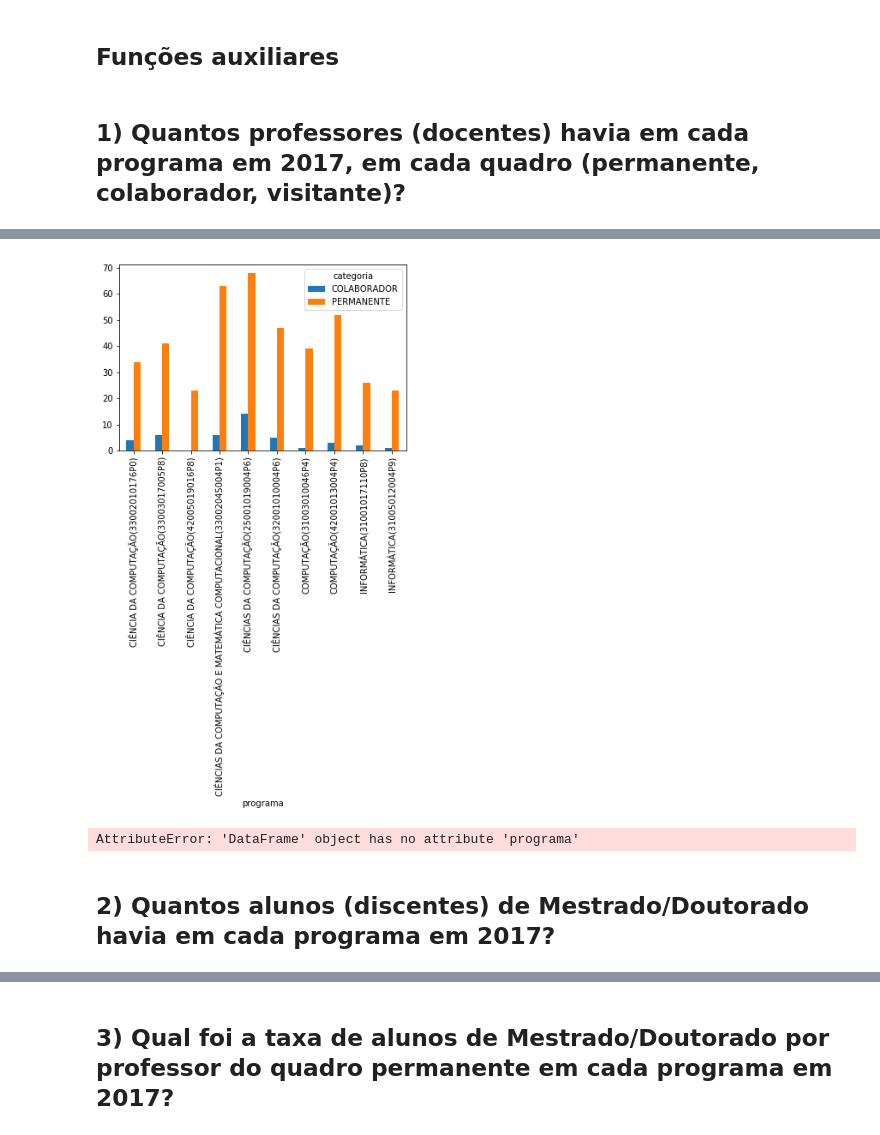
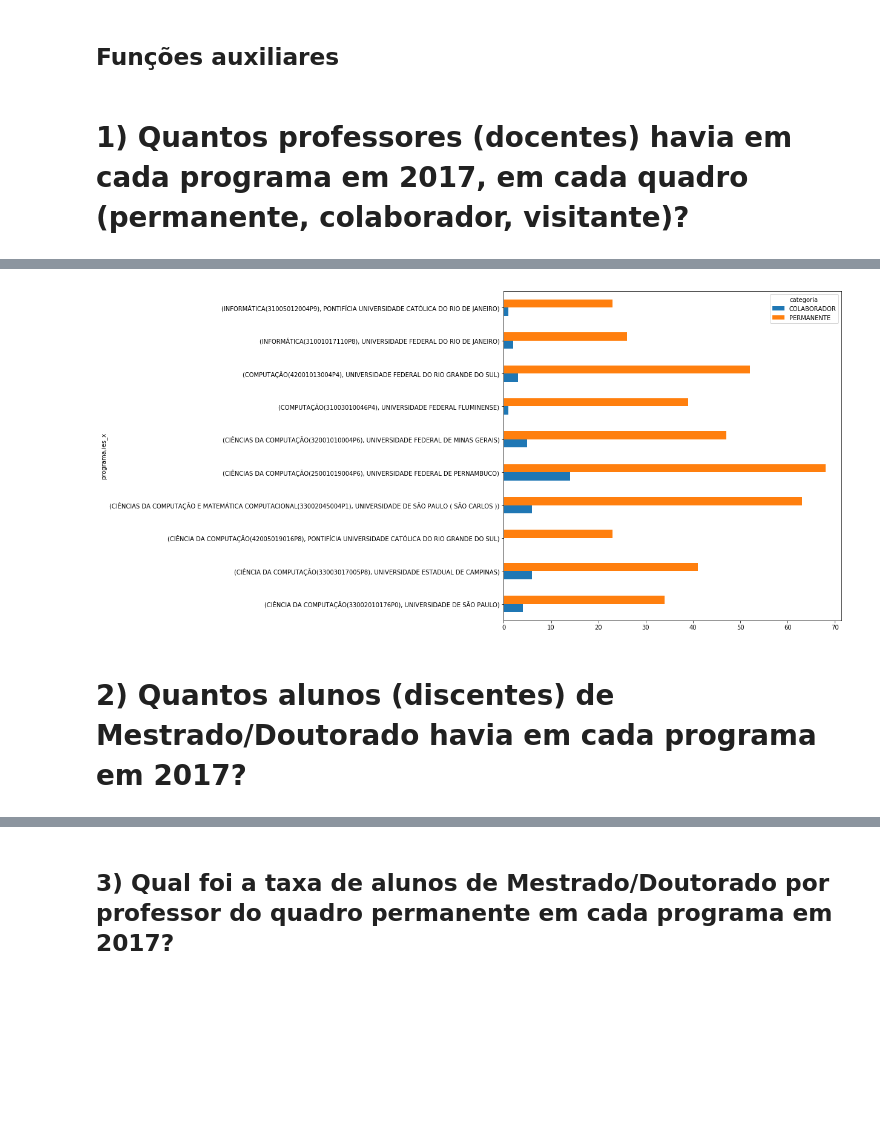
Before and after one commit to leotok/INF1032, a Jupyter notebook: T1-1.ipynb, the cells around one changed output, grey strips where cells are left out. Saved outputs shown, nothing was run; the diff lists cells and outputs as text; code cells hidden in the pictures; blank space fills up the shorter version.

Commit message:
plot 1.3

```diff
--- a/T1-1.ipynb
+++ b/T1-1.ipynb
@@ -70,14 +70,13 @@ def plot_bar_result(x, y, title=''):
                 '{}'.format(width),
                 ha="center")
 # %% [markdown]
-## 1) Quantos professores (docentes) havia em cada programa em 2017,  em cada quadro (permanente, colaborador, visitante)?
+# 1) Quantos professores (docentes) havia em cada programa em 2017,  em cada quadro (permanente, colaborador, visitante)?
 # %%
 doscentes_discentes = pd.merge(docentes, discentes, how='inner', left_on='nome', right_on='orientador')
 
 # agora é necessário remover tuplas com 'orientador' duplicado
 doscentes_unicos = doscentes_discentes.drop_duplicates(subset='orientador')
-
-doscentes_unicos_prog_cat = doscentes_unicos.groupby(['programa', 'categoria']).size().unstack('categoria')
-doscentes_unicos_prog_cat.plot.bar(legend=True)
+doscentes_unicos_prog_cat = doscentes_unicos.groupby(['programa', 'ies_x', 'categoria']).size().unstack('categoria')
+doscentes_unicos_prog_cat.plot.barh(legend=True, figsize=(10,10))
 doscentes_unicos_prog_cat
 # %% [output]
@@ -96,8 +95,4 @@ doscentes_unicos_prog_cat
-[figure, old version]
+[figure, new version]
-# %%
-plot_bar_result(x=doscentes_unicos_prog_cat.programa, y=doscentes_unicos_prog_cat.ies_x)
-# %% [output]
-AttributeError: 'DataFrame' object has no attribute 'programa'
 # %% [markdown]
-## 2) Quantos alunos (discentes) de Mestrado/Doutorado havia em cada programa em 2017?
+# 2) Quantos alunos (discentes) de Mestrado/Doutorado havia em cada programa em 2017?
 # %%
```
Also changed, not shown: parts of 5 cells of this notebook.
